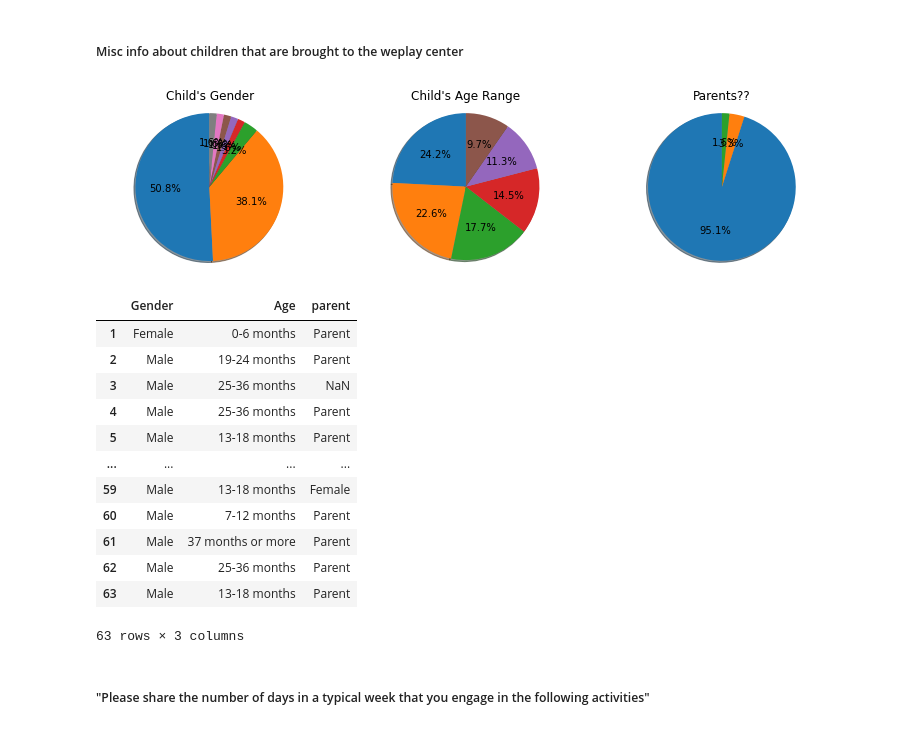
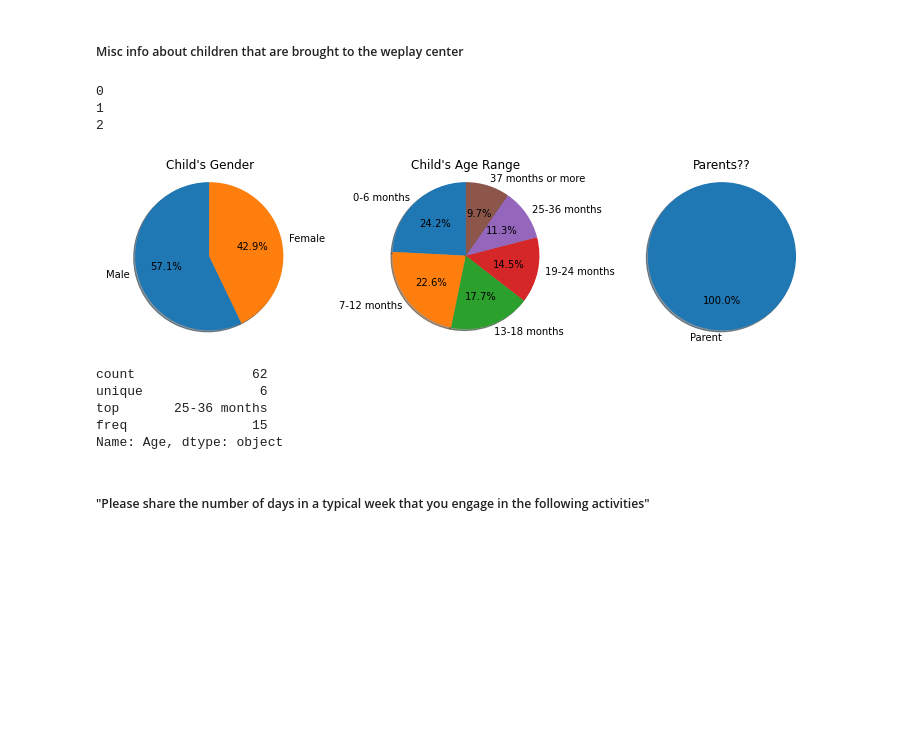
Before and after one commit to renarepenning/weplaynoladata, a Jupyter notebook: MilestoneTwo.ipynb, the cells around one changed output. Drawn from its saved outputs; the diff is of its cells as text; code cells hidden in the pictures; blank space fills up the shorter version.

Commit message:
adding graphs

```diff
--- a/MilestoneTwo.ipynb
+++ b/MilestoneTwo.ipynb
@@ -98,38 +99,39 @@ plt.show()
 # %%
 child_FD = familySurveyDf.iloc[1:, 17:24] # combined 18/19 into 17 manually
 child_FD.columns = ["Gender", "Age", "age2", "age3", "parent", "age4", "misc"]
 child_FD.drop(columns=["age2", "age3", "age4", "misc"], inplace=True)
-child_FD#["Gender"].value_counts().plot.pie(y="Gender", ylabel="Children brough in by parent")
+labels = [ ["Male", "Female"],
+          ["0-6 months", "7-12 months", "13-18 months", "19-24 months", "25-36 months", "37 months or more"],
+          ["Parent"] ]
+child_FD["Gender"][~(child_FD.Gender == 'Male' ) & ~(child_FD.Gender == 'Female')] = np.nan
+child_FD["parent"][~(child_FD.parent == 'Parent')] = np.nan
+
 titles = ["Child's Gender", "Child's Age Range", "Parents??"]
 fig1, ax1 = plt.subplots(nrows=1,ncols=3,figsize=(13,3))
 for i, c in enumerate(child_FD.columns):
-    if 0==0:
-        ax1[i].pie(child_FD[c].value_counts(), autopct='%1.1f%%', #labels=["Yes", "No"],
-                shadow=True, startangle=90)
-        ax1[i].set_title(titles[i])
-        ax1[i].axis('equal')  # Equal aspect ratio ensures that pie is drawn as a circle.
+    print(i)
+    ax1[i].pie(child_FD[c].value_counts(), autopct='%1.1f%%',
+            shadow=True, startangle=90, labels=labels[i])
+    ax1[i].set_title(titles[i])
+    ax1[i].axis('equal')  # Equal aspect ratio ensures that pie is drawn as a circle.
 plt.show()
 
+child_FD["Age"].describe()
 ## note: what is the parent column
+
 ##
-
-## this just tells gender and age of children + age of child 2, age child three
-# then relationship , relationship 2, other
+## HOW TO GET THE LABELS FOR AGE TO BE RIGHT
+##
 # %% [output]
+0
+1
+2
-[figure, old version]
+[figure, new version]
-|  | Gender | Age | parent |
-| 1 | Female | 0-6 months | Parent |
-| 2 | Male | 19-24 months | Parent |
-| 3 | Male | 25-36 months | NaN |
-| 4 | Male | 25-36 months | Parent |
-| 5 | Male | 13-18 months | Parent |
-| ... | ... | ... | ... |
-| 59 | Male | 13-18 months | Female |
-| 60 | Male | 7-12 months | Parent |
-| 61 | Male | 37 months or more | Parent |
-| 62 | Male | 25-36 months | Parent |
-| 63 | Male | 13-18 months | Parent |
-63 rows × 3 columns
+count               62
+unique               6
+top       25-36 months
+freq                15
+Name: Age, dtype: object
 # %% [markdown]
 ##### "Please share the number of days in a typical week that you engage in the following activities"
 # %%
```
Also changed, not shown: parts of 19 cells of this notebook.
